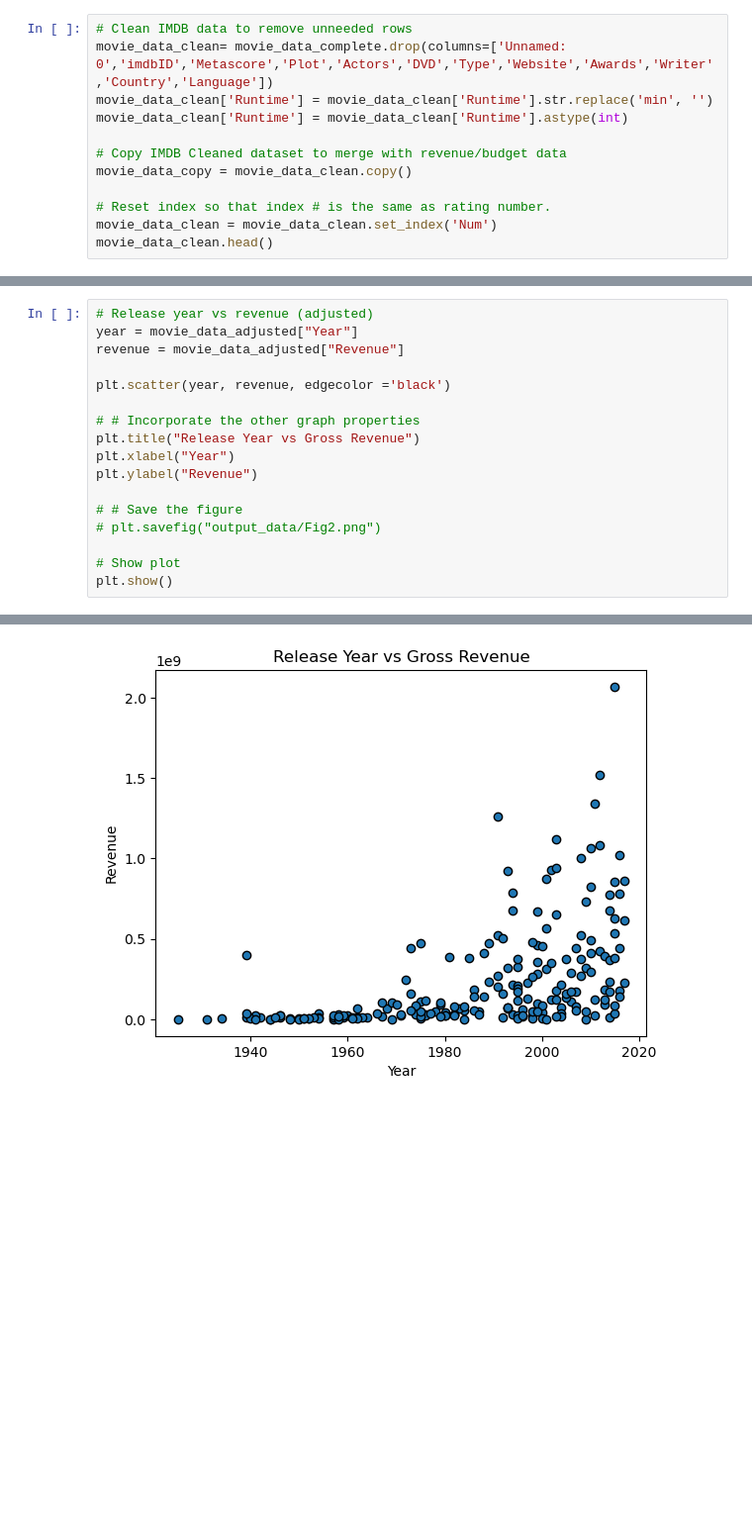
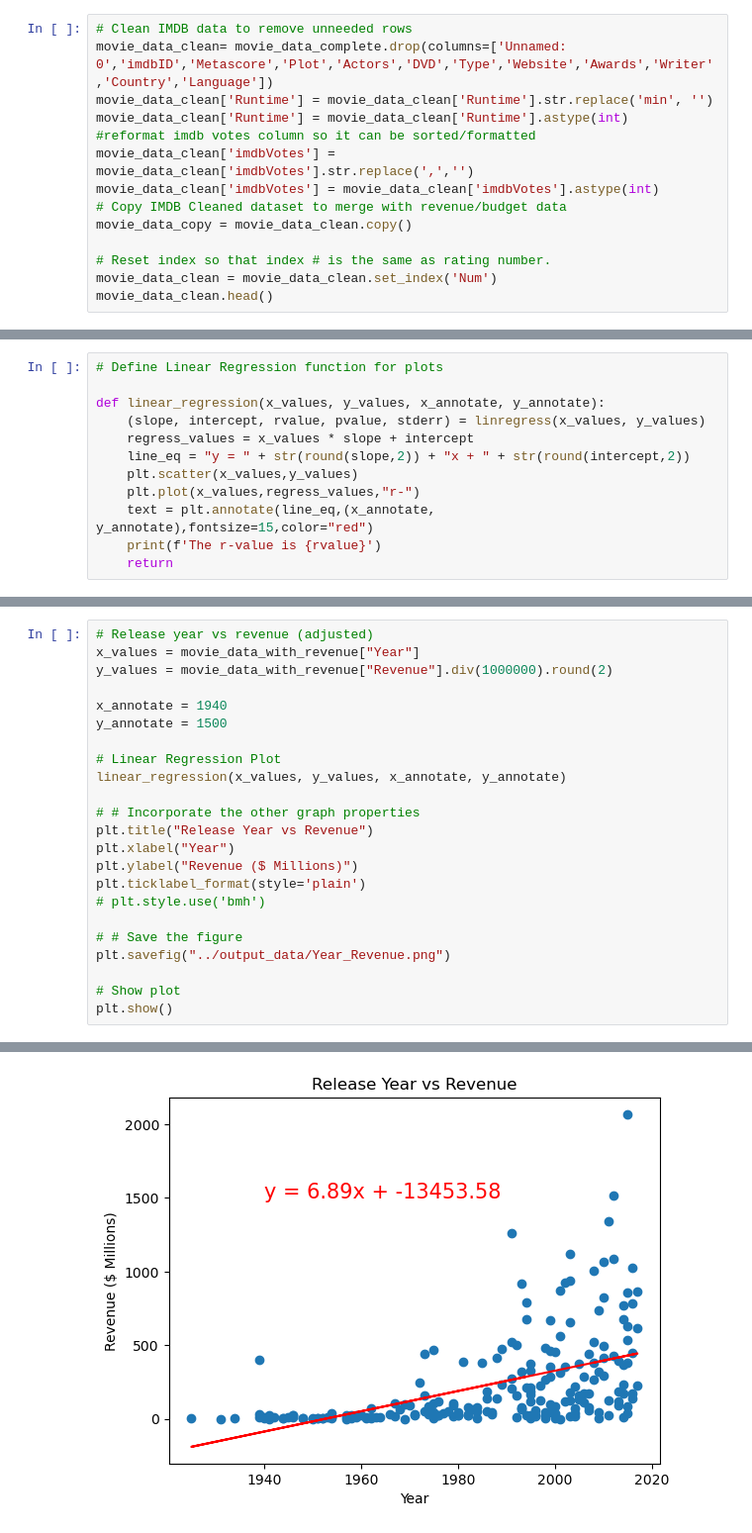
Before and after one commit to shollis0919/Project-1, a Jupyter notebook: Noteboook/Movie Notebook.ipynb, the cells around one changed output, grey strips where cells are left out. Shown at 99% size. Cells and saved outputs as stored; diff of their text form; blank space fills up the shorter version.

```diff
--- a/Noteboook/Movie Notebook.ipynb
+++ b/Noteboook/Movie Notebook.ipynb
@@ -23,7 +52,9 @@ movie_metadata = pd.read_csv(movie_bulk_data, low_memory=False)
 movie_data_clean= movie_data_complete.drop(columns=['Unnamed: 0','imdbID','Metascore','Plot','Actors','DVD','Type','Website','Awards','Writer','Country','Language'])
 movie_data_clean['Runtime'] = movie_data_clean['Runtime'].str.replace('min', '')
 movie_data_clean['Runtime'] = movie_data_clean['Runtime'].astype(int)
-
+#reformat imdb votes column so it can be sorted/formatted
+movie_data_clean['imdbVotes'] = movie_data_clean['imdbVotes'].str.replace(',','')
+movie_data_clean['imdbVotes'] = movie_data_clean['imdbVotes'].astype(int)
 # Copy IMDB Cleaned dataset to merge with revenue/budget data
 movie_data_copy = movie_data_clean.copy()
 
@@ -95,0 +139,12 @@ dtype: int64
+# %%
+# Define Linear Regression function for plots
+
+def linear_regression(x_values, y_values, x_annotate, y_annotate):
+    (slope, intercept, rvalue, pvalue, stderr) = linregress(x_values, y_values)
+    regress_values = x_values * slope + intercept
+    line_eq = "y = " + str(round(slope,2)) + "x + " + str(round(intercept,2))
+    plt.scatter(x_values,y_values)
+    plt.plot(x_values,regress_values,"r-")
+    text = plt.annotate(line_eq,(x_annotate, y_annotate),fontsize=15,color="red")
+    print(f'The r-value is {rvalue}')
+    return
@@ -132,17 +239,23 @@ movie_data_adjusted.sort_values(by=["Revenue"], ascending=False)
 # %%
 # Release year vs revenue (adjusted)
-year = movie_data_adjusted["Year"]
-revenue = movie_data_adjusted["Revenue"]
+x_values = movie_data_with_revenue["Year"]
+y_values = movie_data_with_revenue["Revenue"].div(1000000).round(2)
 
-plt.scatter(year, revenue, edgecolor ='black')
+x_annotate = 1940
+y_annotate = 1500
+
+# Linear Regression Plot
+linear_regression(x_values, y_values, x_annotate, y_annotate)
 
 # # Incorporate the other graph properties
-plt.title("Release Year vs Gross Revenue")
+plt.title("Release Year vs Revenue")
 plt.xlabel("Year")
-plt.ylabel("Revenue")
+plt.ylabel("Revenue ($ Millions)")
+plt.ticklabel_format(style='plain')
+# plt.style.use('bmh')
 
 # # Save the figure
-# plt.savefig("output_data/Fig2.png")
+plt.savefig("../output_data/Year_Revenue.png")
 
 # Show plot
 plt.show()
@@ -150 +264 @@ plt.show()
-[figure, old version]
+[figure, new version]
```
Also changed, not shown: parts of 29 cells of this notebook, 17 other files.
